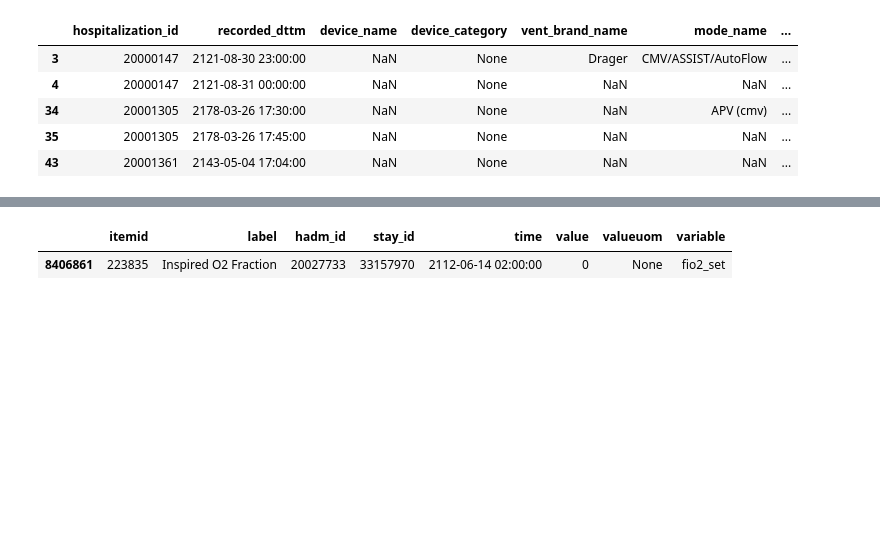
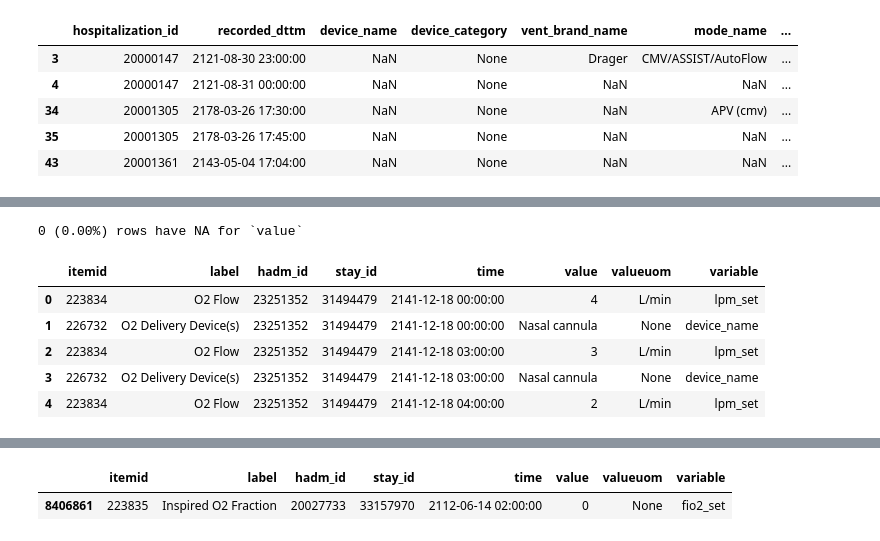
Before and after one commit to oldsandiaz/mimicclif, a Jupyter notebook: notebooks/resp_dev.ipynb, the cells around one changed output, grey strips where cells are left out. Saved outputs shown, nothing was run; the diff lists cells and outputs as text; code cells hidden in the pictures; blank space fills up the shorter version.

```diff
--- a/notebooks/resp_dev.ipynb
+++ b/notebooks/resp_dev.ipynb
@@ -205,0 +269,13 @@ KeyError: 'fio2_set'
+# %%
+df_remove_none_value_rows = p.data['_remove_none_value_rows']
+mask = df_remove_none_value_rows['value'].isna()
+print(f"{mask.sum()} ({mask.mean()*100:.2f}%) rows have NA for `value`")
+df_remove_none_value_rows.head()
+# %% [output]
+0 (0.00%) rows have NA for `value`
+|  | itemid | label | hadm_id | stay_id | time | value | valueuom | variable |
+| 0 | 223834 | O2 Flow | 23251352 | 31494479 | 2141-12-18 00:00:00 | 4 | L/min | lpm_set |
+| 1 | 226732 | O2 Delivery Device(s) | 23251352 | 31494479 | 2141-12-18 00:00:00 | Nasal cannula | None | device_name |
+| 2 | 223834 | O2 Flow | 23251352 | 31494479 | 2141-12-18 03:00:00 | 3 | L/min | lpm_set |
+| 3 | 226732 | O2 Delivery Device(s) | 23251352 | 31494479 | 2141-12-18 03:00:00 | Nasal cannula | None | device_name |
+| 4 | 223834 | O2 Flow | 23251352 | 31494479 | 2141-12-18 04:00:00 | 2 | L/min | lpm_set |
```
Also changed, not shown: parts of 21 cells of this notebook, 3 other files.
